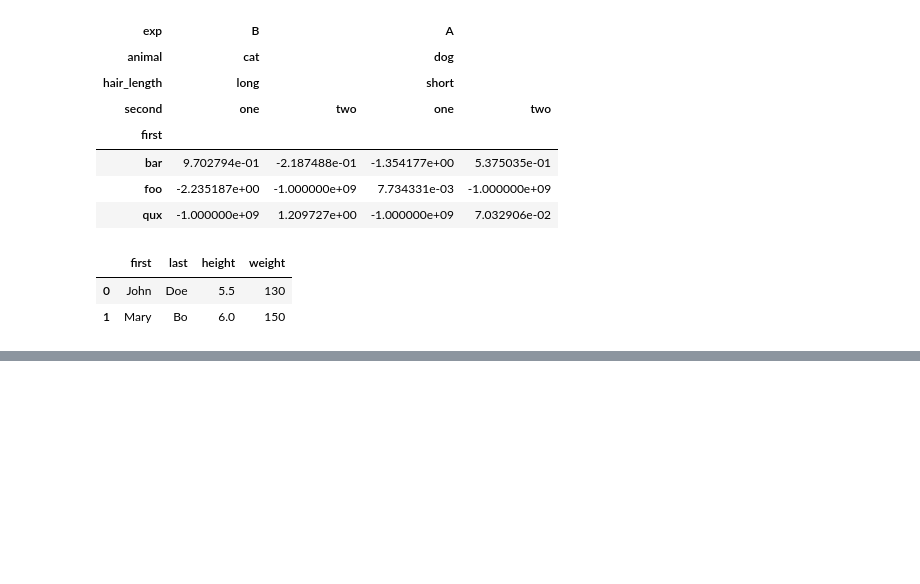
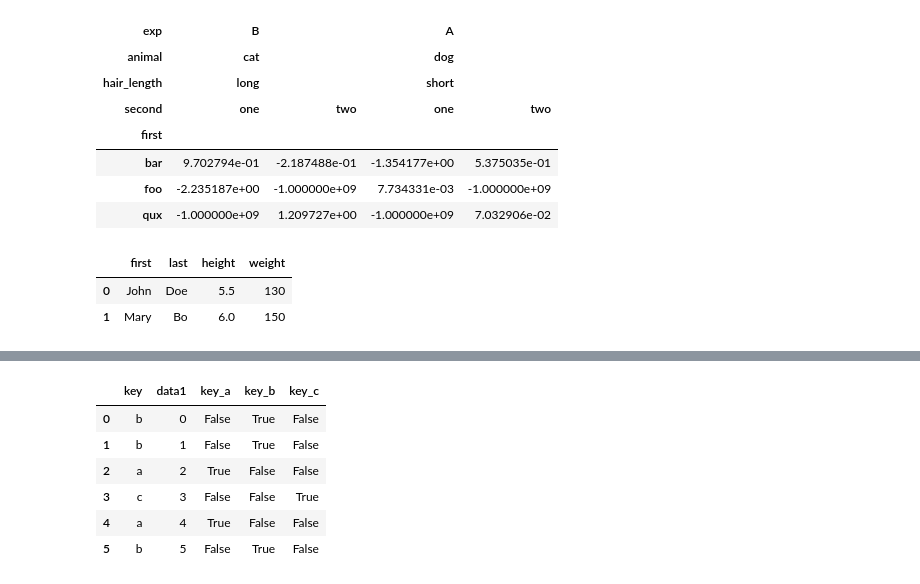
Before and after one commit to ilyak93/self-studying, a Jupyter notebook: DataEngineering/pandas/pandas_reshaping_pivot_tables.ipynb, the cells around one changed output, grey strips where cells are left out. Cells and saved outputs as stored; diff of their text form; code cells hidden in the pictures; blank space fills up the shorter version.

```diff
--- a/DataEngineering/pandas/pandas_reshaping_pivot_tables.ipynb
+++ b/DataEngineering/pandas/pandas_reshaping_pivot_tables.ipynb
@@ -537,0 +637,4 @@ cheese
+# %%
+df = pd.DataFrame({"key": list("bbacab"), "data1": range(6)})
+
+df
@@ -537,0 +669,4 @@ cheese
+# %%
+dummies = pd.get_dummies(df["key"], prefix="key")
+
+dummies
@@ -537,0 +691,10 @@ cheese
+# %%
+df.join(dummies)
+# %% [output]
+|  | key | data1 | key_a | key_b | key_c |
+| 0 | b | 0 | False | True | False |
+| 1 | b | 1 | False | True | False |
+| 2 | a | 2 | True | False | False |
+| 3 | c | 3 | False | False | True |
+| 4 | a | 4 | True | False | False |
+| 5 | b | 5 | False | True | False |
```
Also changed, not shown: parts of 44 cells of this notebook.
